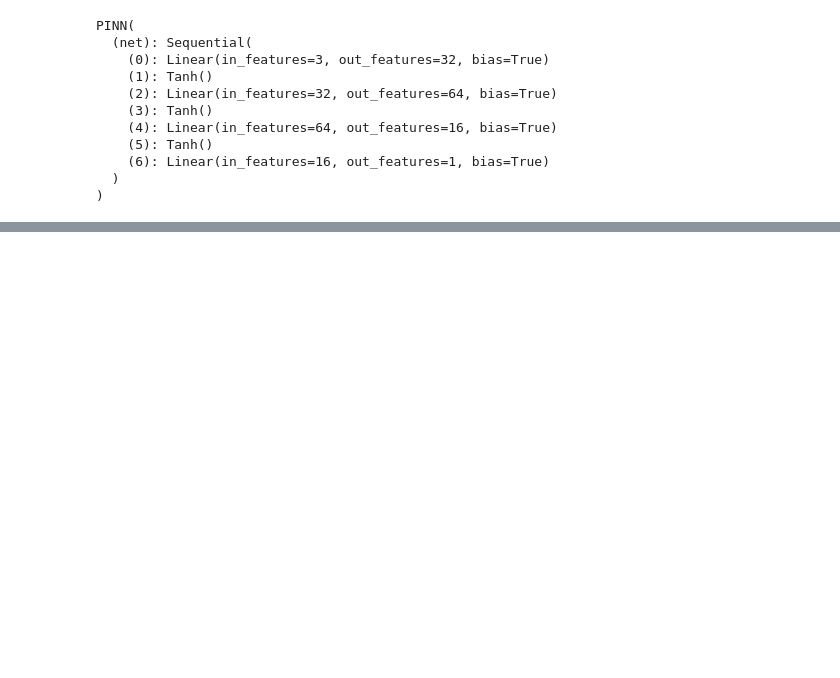
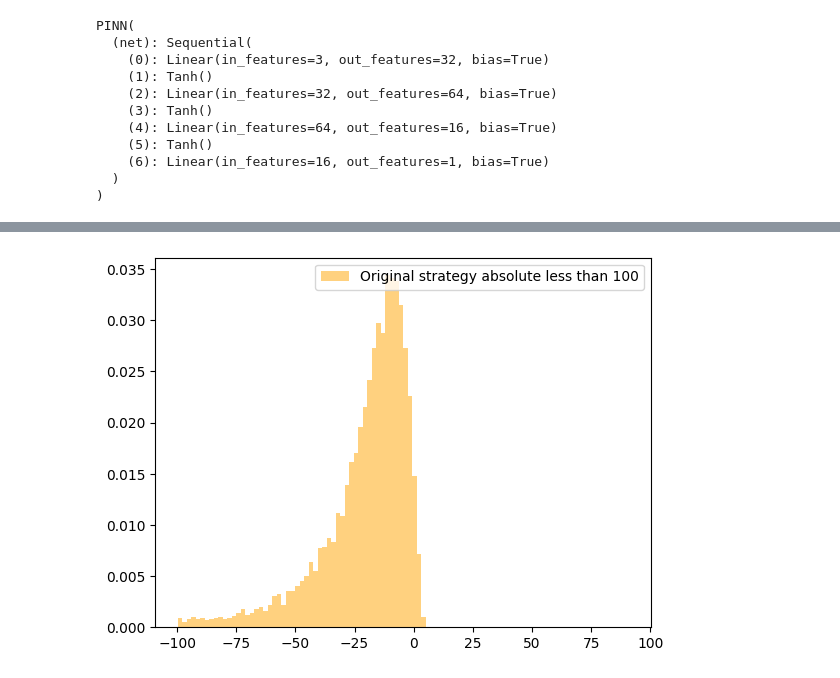
Before and after one commit to Raghava-Ayyagari/Quant-Trading, a Jupyter notebook: Black_and_Scholes/Strategy.ipynb, the cells around one changed output, grey strips where cells are left out. Saved outputs shown, nothing was run; the diff lists cells and outputs as text; code cells hidden in the pictures; blank space fills up the shorter version.

```diff
--- a/Black_and_Scholes/Strategy.ipynb
+++ b/Black_and_Scholes/Strategy.ipynb
@@ -269,0 +331,6 @@ Returns in strategy other are: -12.55%
+# %%
+plt.hist(Original_Strat[np.abs(Original_Strat)<100],density=True,bins=100,color="orange",alpha=0.5,label="Original strategy absolute less than 100")
+plt.legend()
+plt.show()
+# %% [output]
+[figure, added]
```
Also changed, not shown: parts of 8 cells of this notebook.
